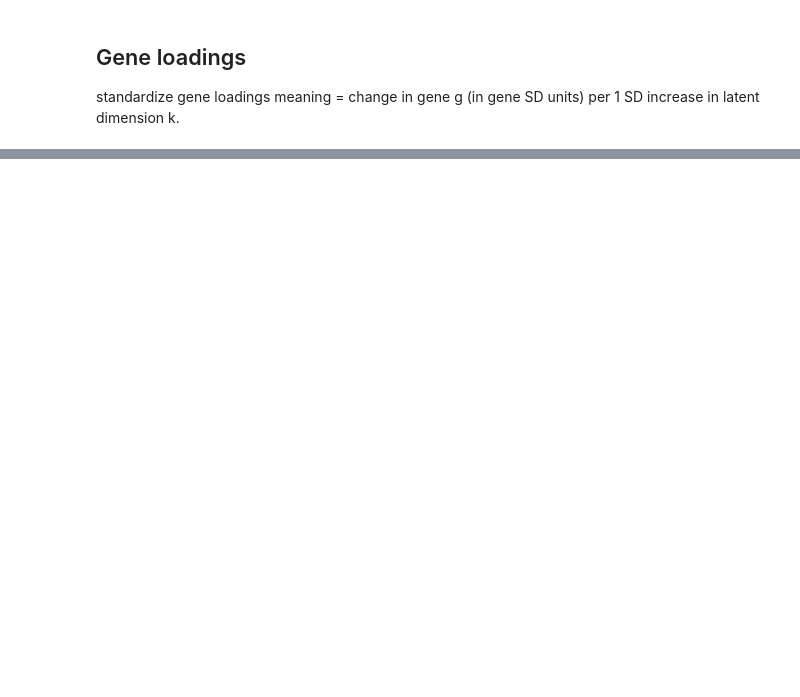
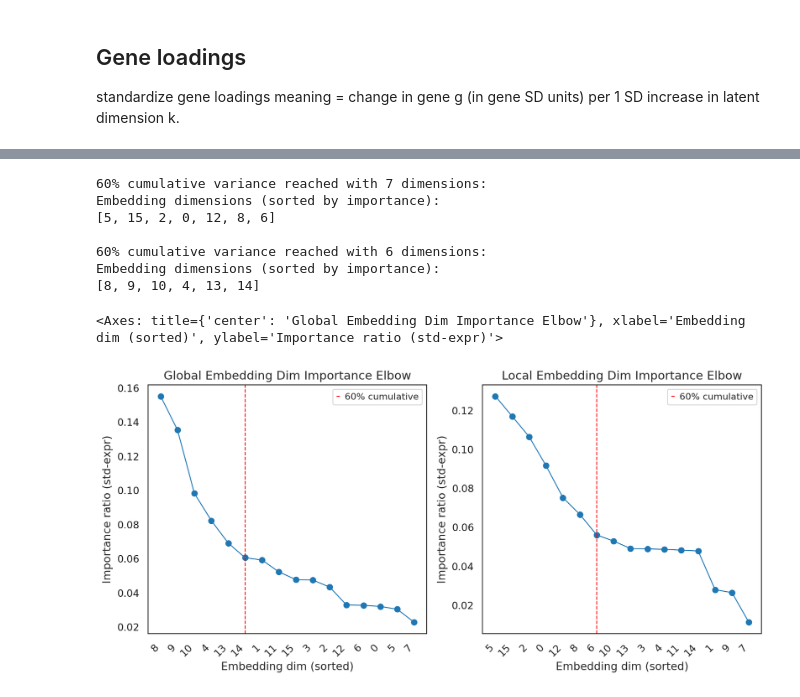
Before and after one commit to LLehner/interscale, a Jupyter notebook: docs/notebooks/2_gene_level_evaluation.ipynb, the cells around one changed output, grey strips where cells are left out. Saved outputs shown, nothing was run; the diff lists cells and outputs as text; code cells hidden in the pictures; blank space fills up the shorter version.

```diff
--- a/docs/notebooks/2_gene_level_evaluation.ipynb
+++ b/docs/notebooks/2_gene_level_evaluation.ipynb
@@ -305,0 +136,33 @@ NameError: name 'dual_combined_model' is not defined
+# %%
+result_global = calculate_dim_importance(
+    adata,
+    s_key="_global_std_gene_loadings",
+    z_key="_global_emb",
+    mode="full",
+    use_ratio=True,
+    cumulative_cutoff=0.60,
+    spacing=2,
+)
+result_local = calculate_dim_importance(
+    adata,
+    s_key="_local_std_gene_loadings",
+    z_key="_local_emb",
+    mode="full",
+    use_ratio=True,
+    cumulative_cutoff=0.60,
+    spacing=2,
+)
+
+fig, axes = plt.subplots(1, 2, figsize=(12, 5))
+interscale.pl.dim_importance_elbow(result_local, title="Local Embedding Dim Importance Elbow", ax=axes[1])
+interscale.pl.dim_importance_elbow(result_global, title="Global Embedding Dim Importance Elbow", ax=axes[0])
+# %% [output]
+60% cumulative variance reached with 7 dimensions:
+Embedding dimensions (sorted by importance):
+[5, 15, 2, 0, 12, 8, 6]
+
+60% cumulative variance reached with 6 dimensions:
+Embedding dimensions (sorted by importance):
+[8, 9, 10, 4, 13, 14]
+<Axes: title={'center': 'Global Embedding Dim Importance Elbow'}, xlabel='Embedding dim (sorted)', ylabel='Importance ratio (std-expr)'>
+[figure, added]
```
Also changed, not shown: parts of 46 cells of this notebook, 20 other files.
